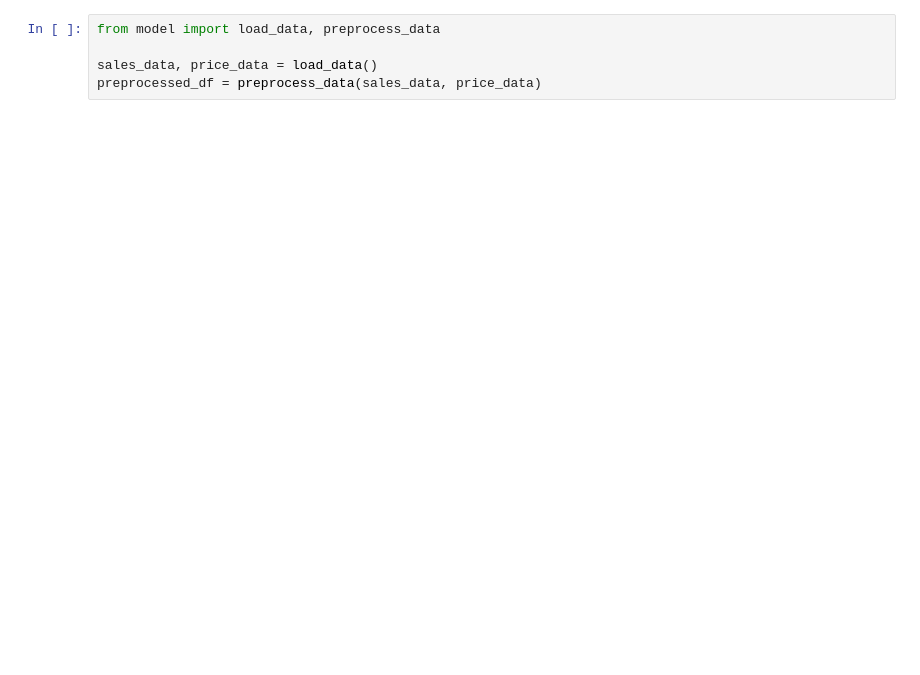
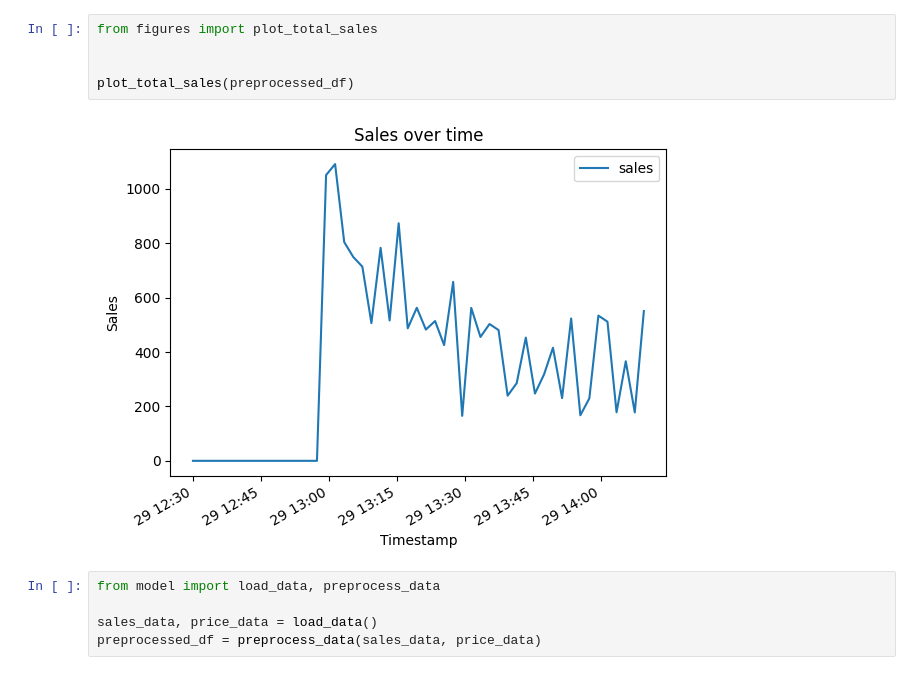
Before and after one commit to attiamani98/praice, a Jupyter notebook: fastapi/model_testing.ipynb, the cells around one changed output. Drawn from its saved outputs; the diff is of its cells as text; blank space fills up the shorter version.

```diff
--- a/fastapi/model_testing.ipynb
+++ b/fastapi/model_testing.ipynb
@@ -33,3 +36,10 @@ product rice, batch rice_b27884d7-f32c-4068-8193-042143af9a13: explore. sampling
+# %%
+from figures import plot_total_sales
+
+
+plot_total_sales(preprocessed_df)
+# %% [output]
+[figure, added]
 # %%
 from model import load_data, preprocess_data
 
```
Also changed, not shown: parts of 7 cells of this notebook, 2 other files.
